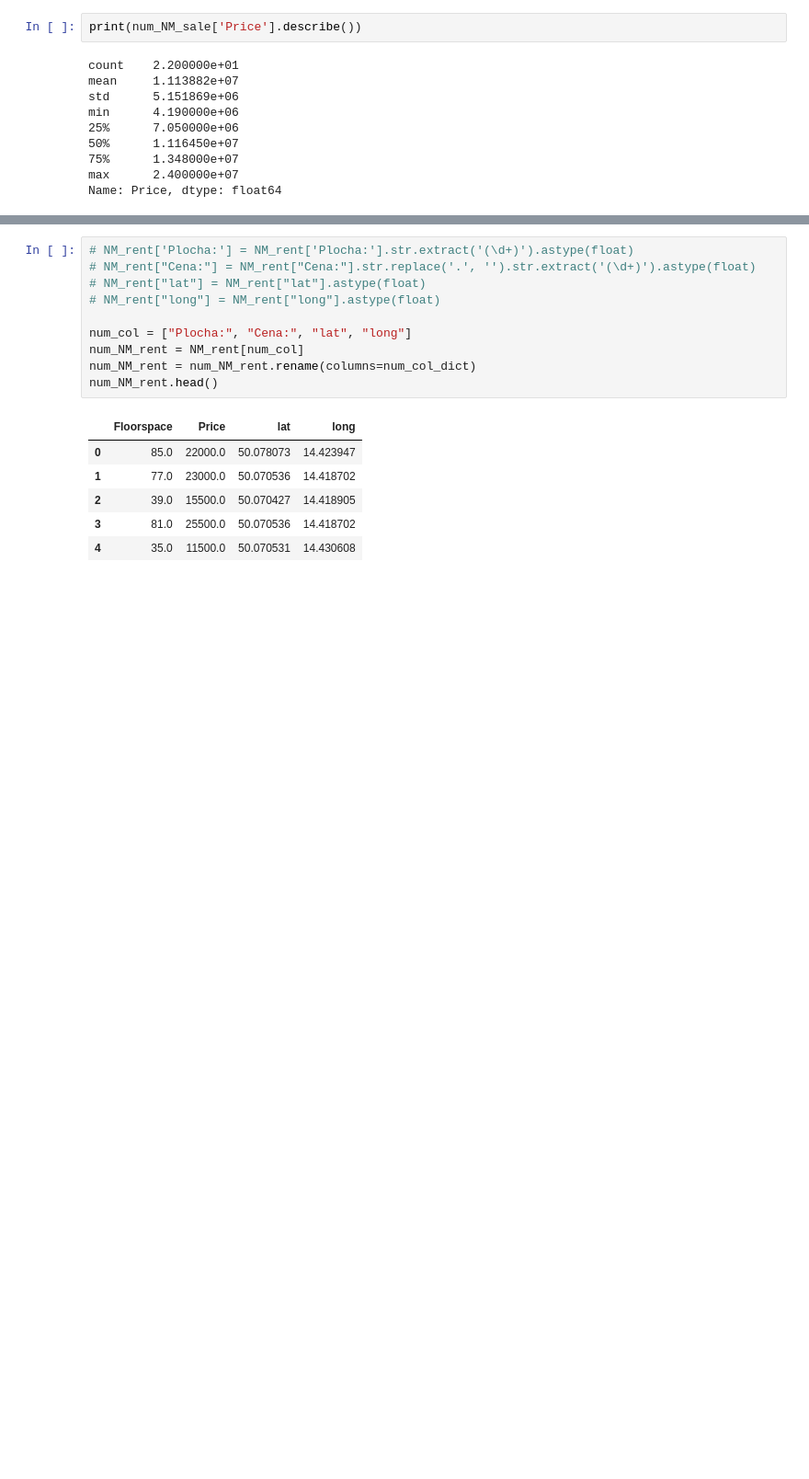
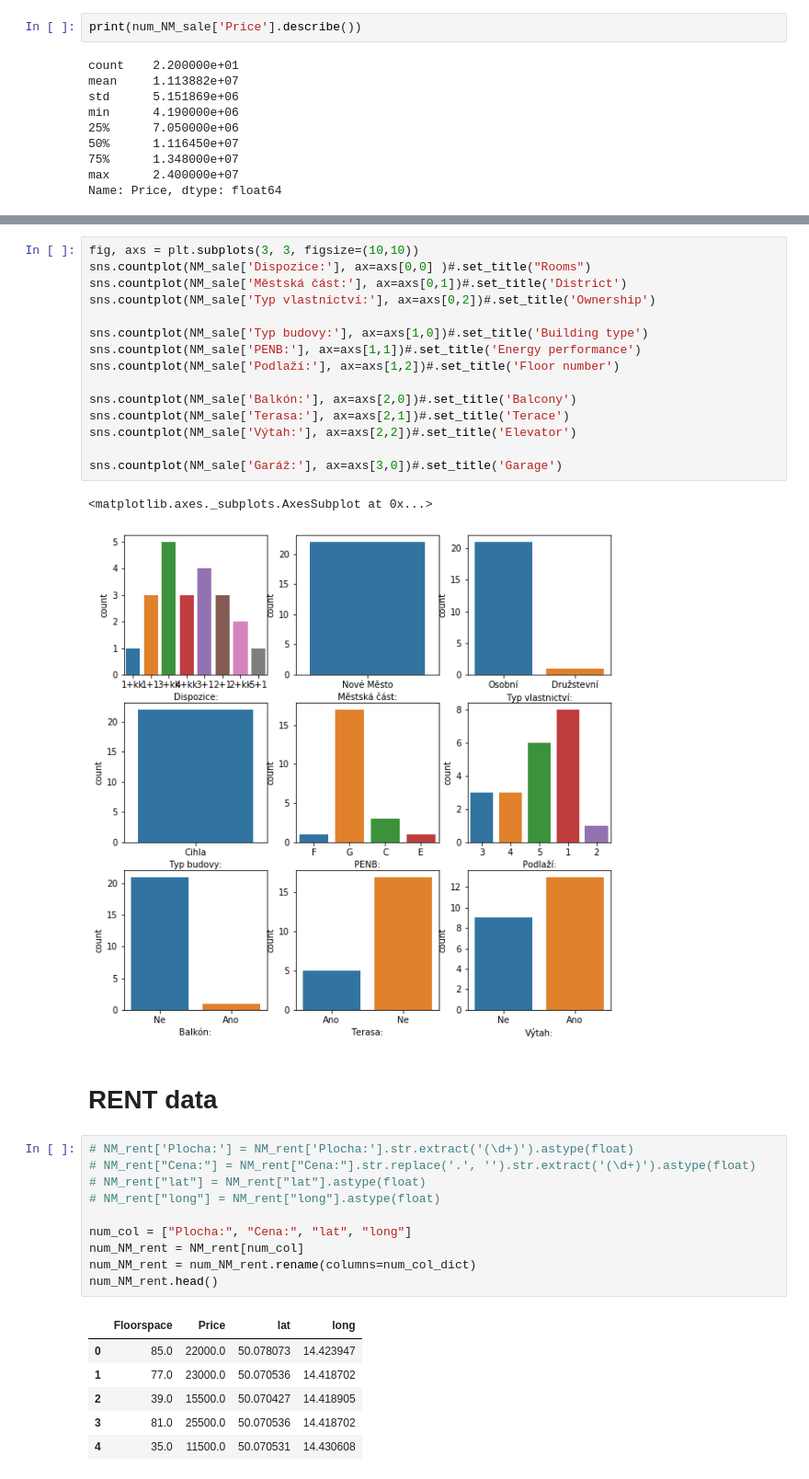
Before and after one commit to luutomas/PythonProject, a Jupyter notebook: Project_str.ipynb, the cells around one changed output, grey strips where cells are left out. Shown at 92% size. Saved outputs shown, nothing was run; the diff lists cells and outputs as text; blank space fills up the shorter version.

Commit message:
Vis of categorical data

```diff
--- a/Project_str.ipynb
+++ b/Project_str.ipynb
@@ -450,3 +479,23 @@ Name: Price, dtype: float64
+# %%
+fig, axs = plt.subplots(3, 3, figsize=(10,10))
+sns.countplot(NM_sale['Dispozice:'], ax=axs[0,0] )#.set_title("Rooms")
+sns.countplot(NM_sale['Městská část:'], ax=axs[0,1])#.set_title('District')
+sns.countplot(NM_sale['Typ vlastnictví:'], ax=axs[0,2])#.set_title('Ownership')
+
+sns.countplot(NM_sale['Typ budovy:'], ax=axs[1,0])#.set_title('Building type')
+sns.countplot(NM_sale['PENB:'], ax=axs[1,1])#.set_title('Energy performance')
+sns.countplot(NM_sale['Podlaží:'], ax=axs[1,2])#.set_title('Floor number')
+
+sns.countplot(NM_sale['Balkón:'], ax=axs[2,0])#.set_title('Balcony')
+sns.countplot(NM_sale['Terasa:'], ax=axs[2,1])#.set_title('Terace')
+sns.countplot(NM_sale['Výtah:'], ax=axs[2,2])#.set_title('Elevator')
+
+sns.countplot(NM_sale['Garáž:'], ax=axs[3,0])#.set_title('Garage')
+# %% [output]
+<matplotlib.axes._subplots.AxesSubplot at 0x...>
+[figure, added]
+# %% [markdown]
+# RENT data
 # %%
 # NM_rent['Plocha:'] = NM_rent['Plocha:'].str.extract('(\d+)').astype(float)
 # NM_rent["Cena:"] = NM_rent["Cena:"].str.replace('.', '').str.extract('(\d+)').astype(float)
```
Also changed, not shown: parts of 5 cells of this notebook.
